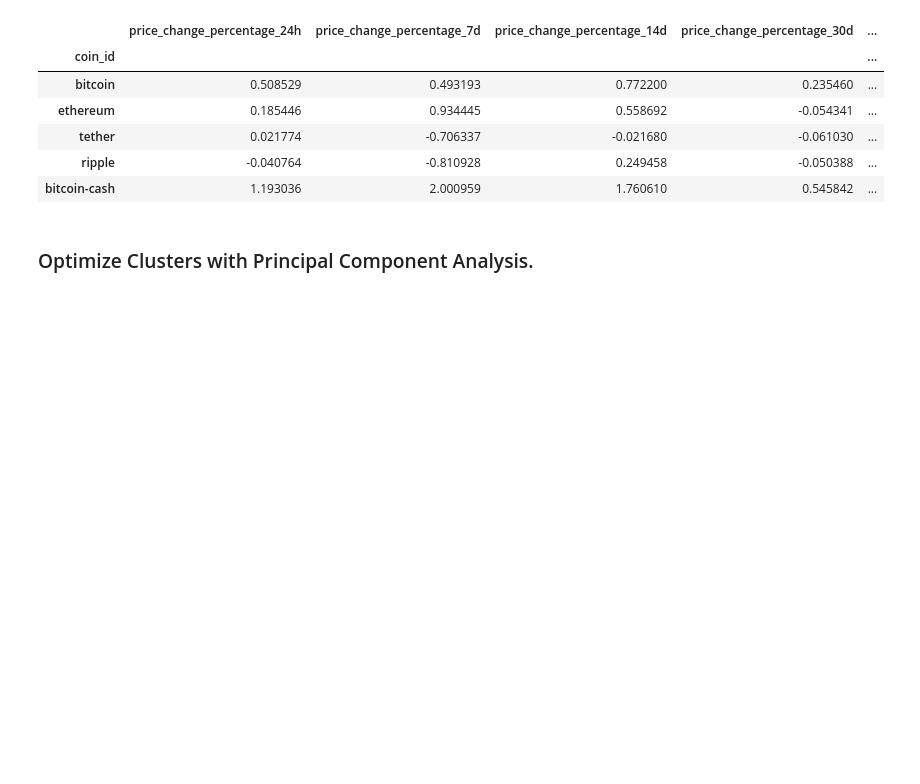
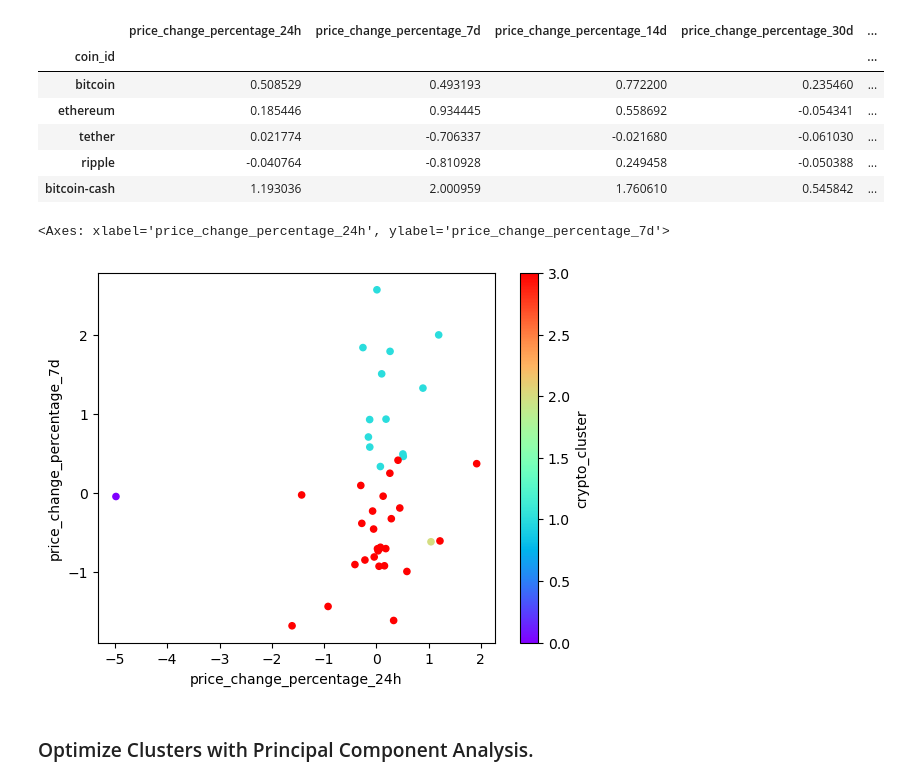
Before and after one commit to DanB369/CryptoClustering, a Jupyter notebook: Crytpo_Clustering.ipynb, the cells around one changed output. Drawn from its saved outputs; the diff is of its cells as text; code cells hidden in the pictures; blank space fills up the shorter version.

```diff
--- a/Crytpo_Clustering.ipynb
+++ b/Crytpo_Clustering.ipynb
@@ -161,7 +161,16 @@ market_data_predictions_df.head()
 # %%
 # Create a scatter plot using Pandas plot by setting
 # `x="price_change_percentage_24h"` and `y="price_change_percentage_7d"`.
 # Use "rainbow" for the color to better visualize the data.
+market_data_predictions_df.plot.scatter(
+    x="price_change_percentage_24h",
+    y="price_change_percentage_7d",
+    c="crypto_cluster",
+    colormap="rainbow",
+)
+# %% [output]
+<Axes: xlabel='price_change_percentage_24h', ylabel='price_change_percentage_7d'>
+[figure, added]
 # %% [markdown]
 ### Optimize Clusters with Principal Component Analysis.
 # %%
```
Also changed, not shown: parts of 7 cells of this notebook.
